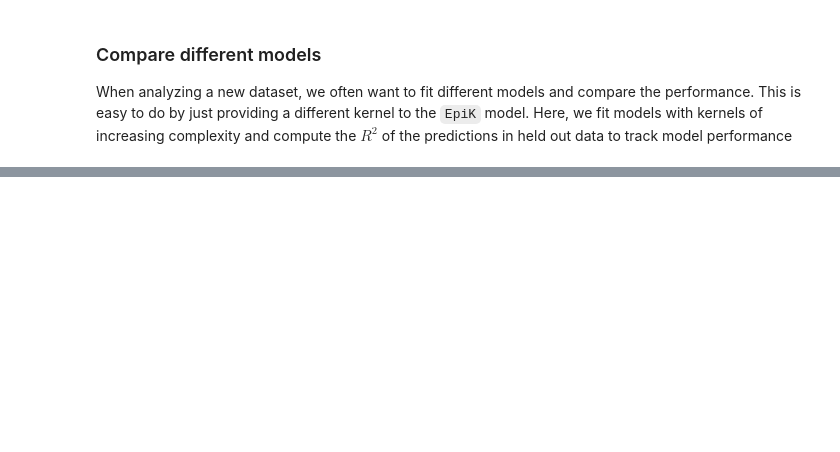
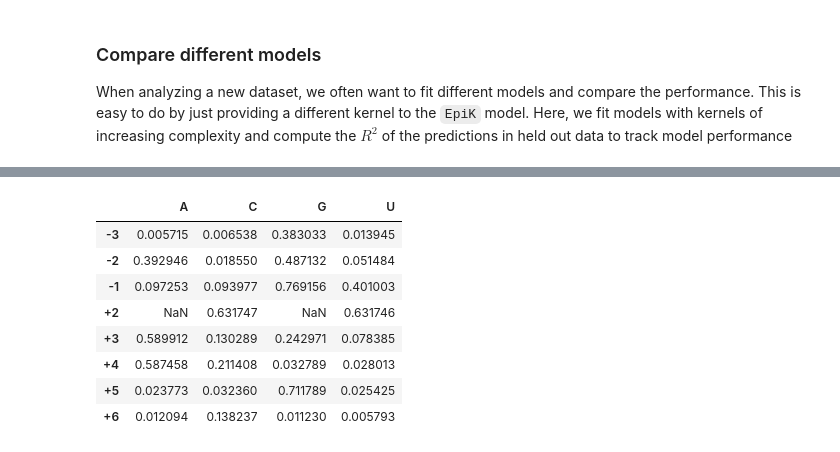
Before and after one commit to cmarti/epik, a Jupyter notebook: docs/usage/tutorial.ipynb, the cells around one changed output, grey strips where cells are left out. Saved outputs shown, nothing was run; the diff lists cells and outputs as text; code cells hidden in the pictures; blank space fills up the shorter version.

```diff
--- a/docs/usage/tutorial.ipynb
+++ b/docs/usage/tutorial.ipynb
@@ -126,0 +134,16 @@ Thus, this analysis shows that mutations at different sites affect the predictab
+# %%
+alleles = ['A', 'C', 'G', 'U']
+positions = ['-3', '-2', '-1', '+2', '+3', '+4', '+5', '+6']
+decay_rates = kernel.get_decay_rates(alleles=alleles, positions=positions)
+decay_rates.loc['+2', ['A', 'G']] = np.nan
+decay_rates
+# %% [output]
+|  | A | C | G | U |
+| -3 | 0.005715 | 0.006538 | 0.383033 | 0.013945 |
+| -2 | 0.392946 | 0.018550 | 0.487132 | 0.051484 |
+| -1 | 0.097253 | 0.093977 | 0.769156 | 0.401003 |
+| +2 | NaN | 0.631747 | NaN | 0.631746 |
+| +3 | 0.589912 | 0.130289 | 0.242971 | 0.078385 |
+| +4 | 0.587458 | 0.211408 | 0.032789 | 0.028013 |
+| +5 | 0.023773 | 0.032360 | 0.711789 | 0.025425 |
+| +6 | 0.012094 | 0.138237 | 0.011230 | 0.005793 |
```
Also changed, not shown: parts of 12 cells of this notebook.
